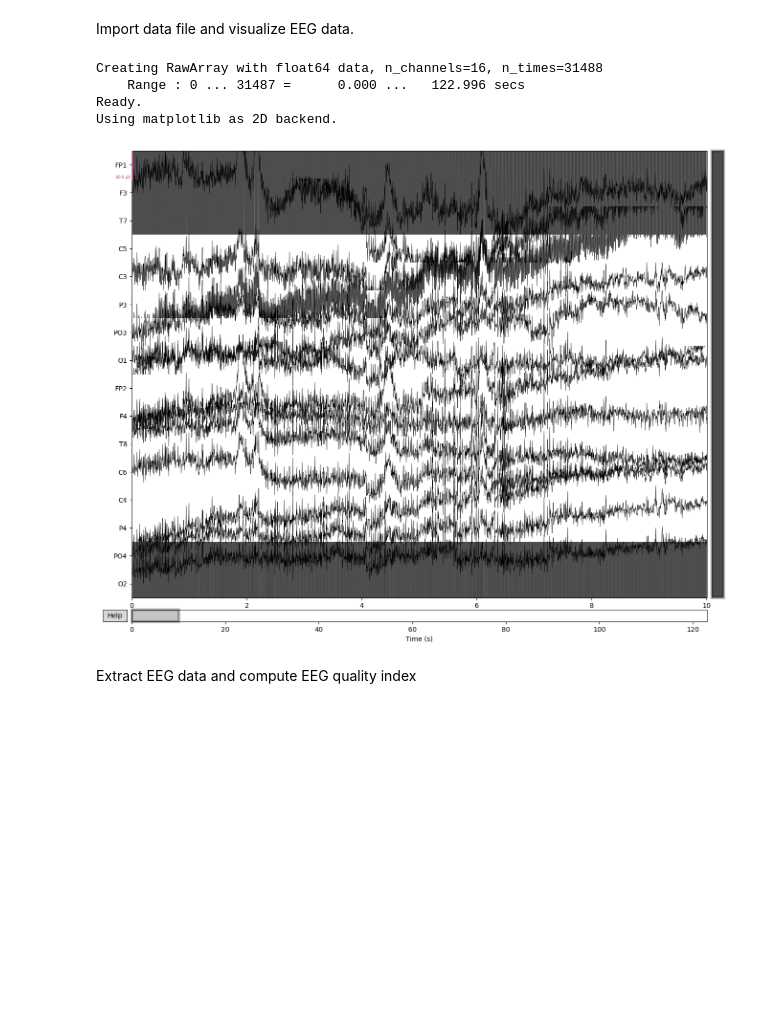
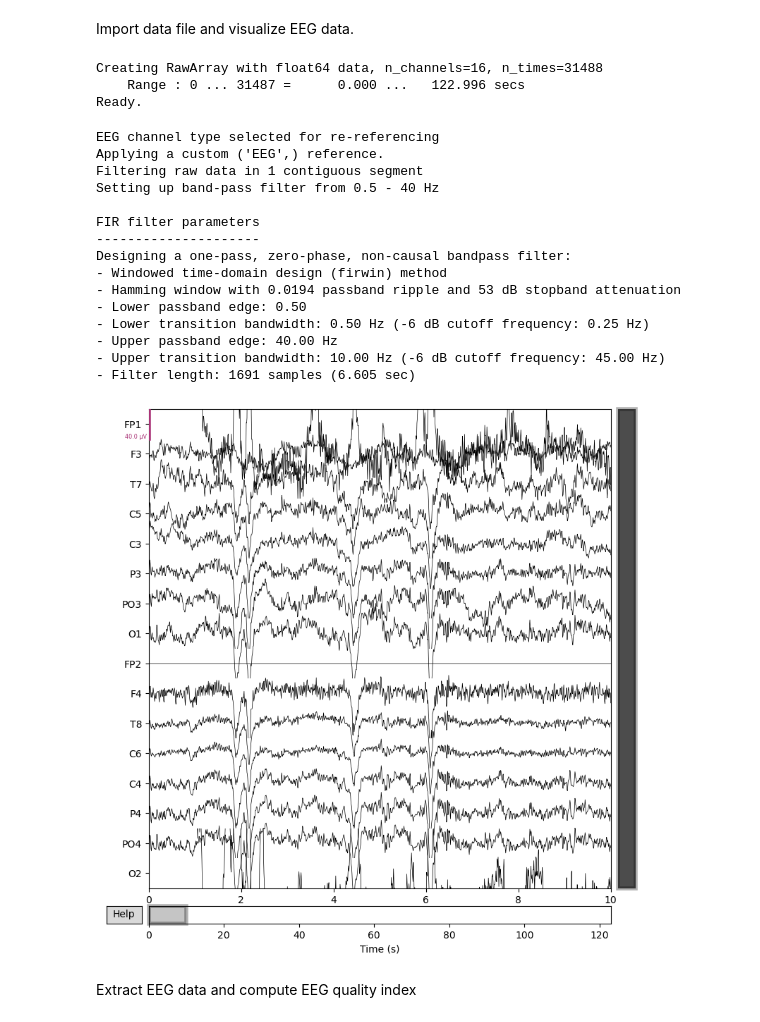
Before and after one commit to danielcomaduran/EEG_quality_index, a Jupyter notebook: Notebooks/06-Eli-EEG-gel-data.ipynb, the cells around one changed output. Drawn from its saved outputs; the diff is of its cells as text; code cells hidden in the pictures; blank space fills up the shorter version.

Commit message:
data added

```diff
--- a/Notebooks/06-Eli-EEG-gel-data.ipynb
+++ b/Notebooks/06-Eli-EEG-gel-data.ipynb
@@ -29,15 +29,42 @@ from Functions.eeg_quality_index import EEGQualityIndex
 # %% [markdown]
 Import data file and visualize EEG data.
 # %%
-eeg_file = r'..\\Data_Edmonton_Gels_Sept2024\\sub-P001\\ses-S001\\eeg\\sub-P001_ses-S001_task-eyes_open_tension_run-001_eeg.xdf'
+eeg_file = r'..\\Data\\Data_Edmonton_Gels_Sept2024\\sub-P001\\ses-S001\\eeg\\sub-P001_ses-S001_task-eyes_open_tension_run-001_eeg.xdf'
 mne_data = import_data.xdf_to_mne(eeg_file)
 mne_data.plot()
+channel_names = mne_data.ch_names
 # %% [output]
 Creating RawArray with float64 data, n_channels=16, n_times=31488
     Range : 0 ... 31487 =      0.000 ...   122.996 secs
 Ready.
-Using matplotlib as 2D backend.
-[figure, removed]
+# %%
+#Rereference the EEG to FP2, as that was where the reference was placed
+mne_data.set_eeg_reference(ref_channels=['FP2'])
+
+#Clean the data to have a clean epoch before the EEG quality index is calculated
+
+#bandpass
+mne_data.filter(l_freq=0.5, h_freq=40)
+
+#plot the data again with appropriate bounds
+mne_data.plot()
+# %% [output]
+EEG channel type selected for re-referencing
+Applying a custom ('EEG',) reference.
+Filtering raw data in 1 contiguous segment
+Setting up band-pass filter from 0.5 - 40 Hz
+
+FIR filter parameters
+---------------------
+Designing a one-pass, zero-phase, non-causal bandpass filter:
+- Windowed time-domain design (firwin) method
+- Hamming window with 0.0194 passband ripple and 53 dB stopband attenuation
+- Lower passband edge: 0.50
+- Lower transition bandwidth: 0.50 Hz (-6 dB cutoff frequency: 0.25 Hz)
+- Upper passband edge: 40.00 Hz
+- Upper transition bandwidth: 10.00 Hz (-6 dB cutoff frequency: 45.00 Hz)
+- Filter length: 1691 samples (6.605 sec)
+[figure, added]
 # %% [markdown]
 Extract EEG data and compute EEG quality index
 # %%
```
Also changed, not shown: parts of 2 cells of this notebook, 7 other files.
